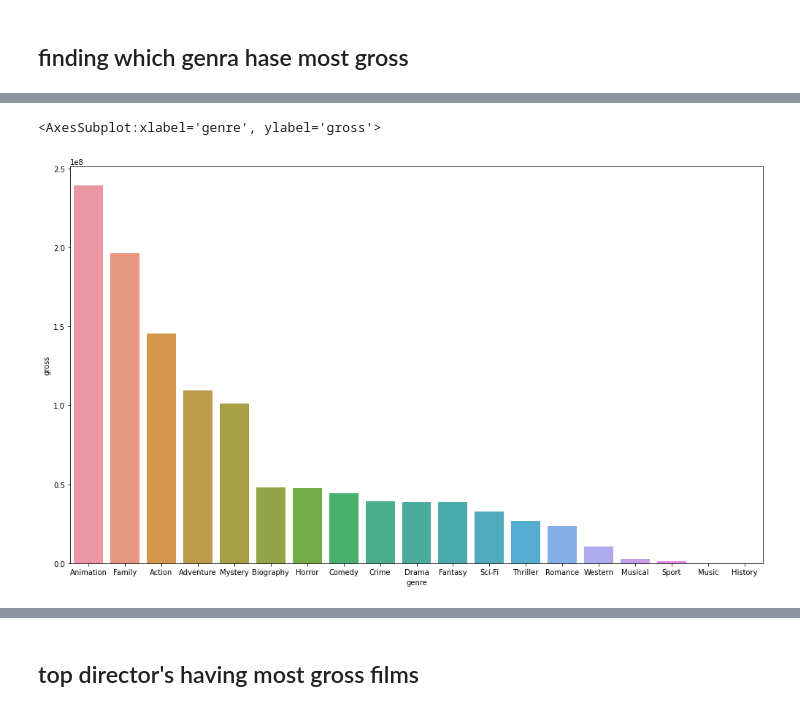
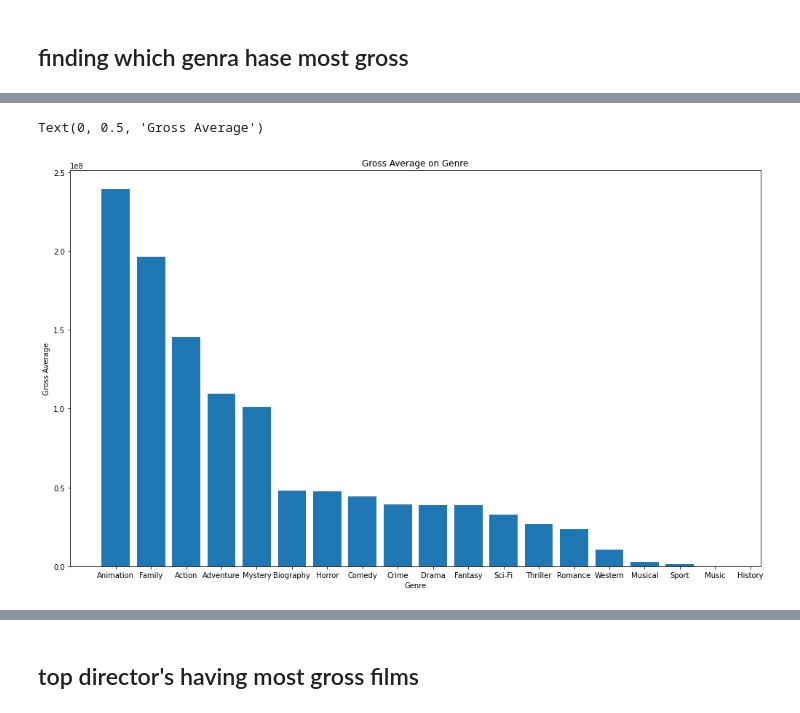
Before and after one commit to codewithawr/portfolio_data_analysis_project, a Jupyter notebook: Movies_data/Movise_analysis.ipynb, the cells around one changed output, grey strips where cells are left out. Cells and saved outputs as stored; diff of their text form; code cells hidden in the pictures.

```diff
--- a/Movies_data/Movise_analysis.ipynb
+++ b/Movies_data/Movise_analysis.ipynb
@@ -170,5 +173,6 @@ avrage_grose_per_genre = pd.DataFrame()
 avrage_grose_per_genre_temp = pd.DataFrame()
 avrage_grose_per_genre_temp['genre'] = df['genre']
 avrage_grose_per_genre_temp['gross'] = df['gross']
-avrage_grose_per_genre = avrage_grose_per_genre_temp.groupby('genre')['gross'].mean()
-avrage_grose_per_genre.sort_values(ascending=False, inplace=True)
+avrage_grose_per_genre['gross'] = avrage_grose_per_genre_temp.groupby('genre')['gross'].mean()
+avrage_grose_per_genre.sort_values('gross', ascending=False, inplace=True)
+avrage_grose_per_genre
@@ -175,9 +198,12 @@ avrage_grose_per_genre.sort_values(ascending=False, inplace=True)
-# %%
-plt.rcParams['figure.figsize'] = [17, 10]
-sns.barplot(avrage_grose_per_genre.index, avrage_grose_per_genre)
-# %% [output]
-<AxesSubplot:xlabel='genre', ylabel='gross'>
-[figure, removed]
+# %%
+# plt.rcParams['figure.figsize'] = [17, 10]
+plt.bar(avrage_grose_per_genre.index, avrage_grose_per_genre['gross'])
+plt.title("Gross Average on Genre")
+plt.xlabel("Genre")
+plt.ylabel("Gross Average")
+# %% [output]
+Text(0, 0.5, 'Gross Average')
+[figure, added]
 # %%
 # look of data
 df.sort_values(by='gross', ascending=False).head()
```
Also changed, not shown: parts of 6 cells of this notebook.
